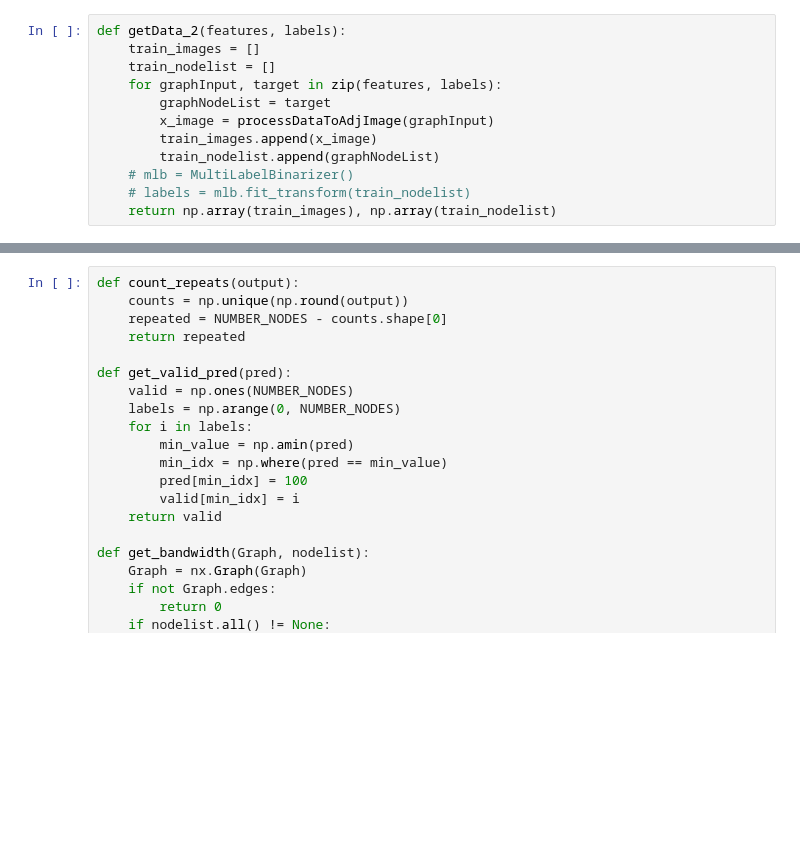
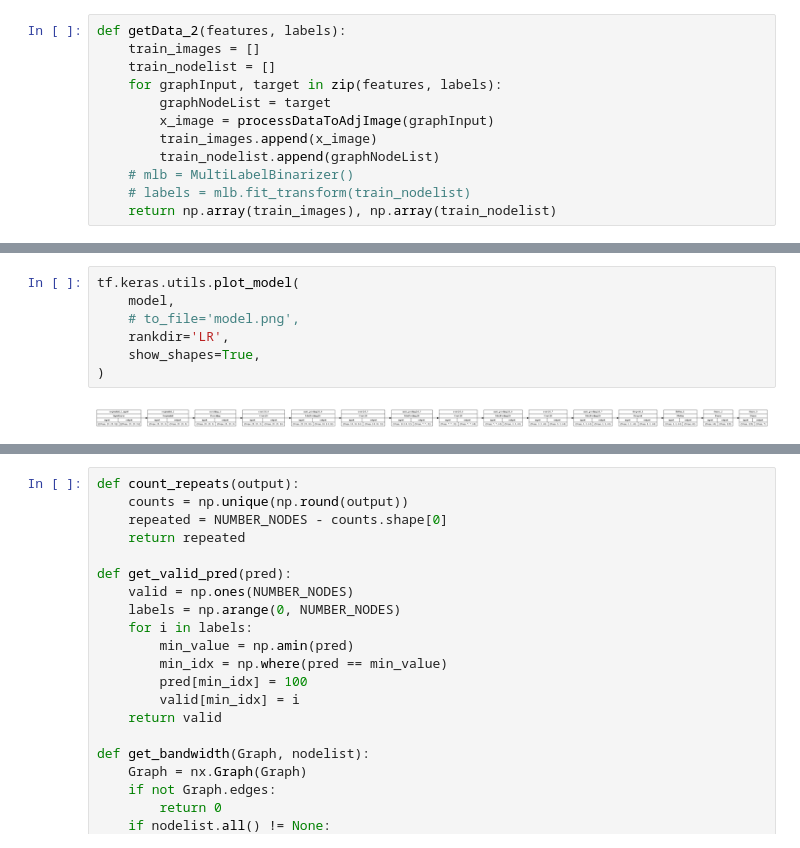
Before and after one commit to MLRG-CEFET-RJ/graph-structured-data, a Jupyter notebook: examples/bandwidth/CNN/adj_matrix_customLoss.ipynb, the cells around one changed output, grey strips where cells are left out. Cells and saved outputs as stored; diff of their text form; blank space fills up the shorter version.

```diff
--- a/examples/bandwidth/CNN/adj_matrix_customLoss.ipynb
+++ b/examples/bandwidth/CNN/adj_matrix_customLoss.ipynb
@@ -195,3 +304,12 @@ Epoch 1/128
+# %%
+tf.keras.utils.plot_model(
+    model,
+    # to_file='model.png',
+    rankdir='LR',
+    show_shapes=True,
+)
+# %% [output]
+[figure, added]
 # %%
 plt.plot(history.history['accuracy'], label='accuracy')
 plt.plot(history.history['val_accuracy'], label = 'val_accuracy')
```
Also changed, not shown: parts of 16 cells of this notebook, 13 other files.
